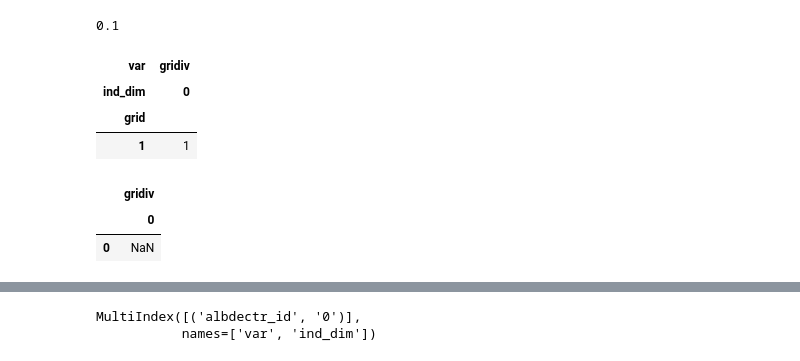
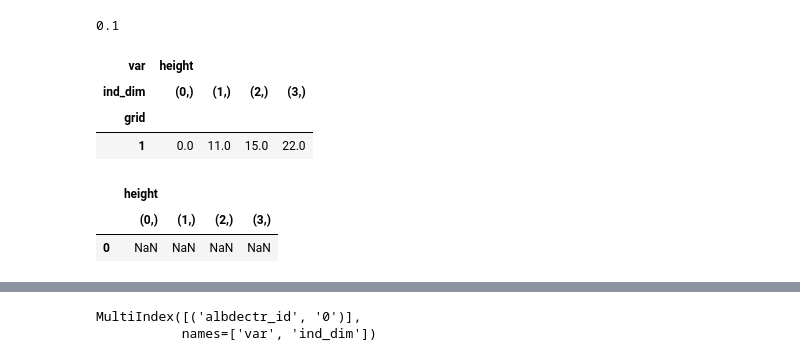
Before and after one commit to sj-mei/SUEWS, a Jupyter notebook: schema/dev/convert-yml-df.ipynb, the cells around one changed output, grey strips where cells are left out. Cells and saved outputs as stored; diff of their text form; code cells hidden in the pictures.

```diff
--- a/schema/dev/convert-yml-df.ipynb
+++ b/schema/dev/convert-yml-df.ipynb
@@ -151,17 +202,17 @@ suews_config.site[0].properties.land_cover.dectr.min_res_bioco2
 # %% [output]
 0.1
 # %%
-col='grid'
+col='height'
 df_state.filter(like=col)
 df_state_test.filter(like=col)
 # %% [output]
-| var | gridiv |
-| ind_dim | 0 |
-| grid |  |
-| 1 | 1 |
+| var | height |  |  |  |
+| ind_dim | (0,) | (1,) | (2,) | (3,) |
+| grid |  |  |  |  |
+| 1 | 0.0 | 11.0 | 15.0 | 22.0 |
-|  | gridiv |
-|  | 0 |
-| 0 | NaN |
+|  | height |  |  |  |
+|  | (0,) | (1,) | (2,) | (3,) |
+| 0 | NaN | NaN | NaN | NaN |
 # %%
 # df_state_test.isna()
 # Get columns with any NA values
```
Also changed, not shown: parts of 8 cells of this notebook, 2 other files.
